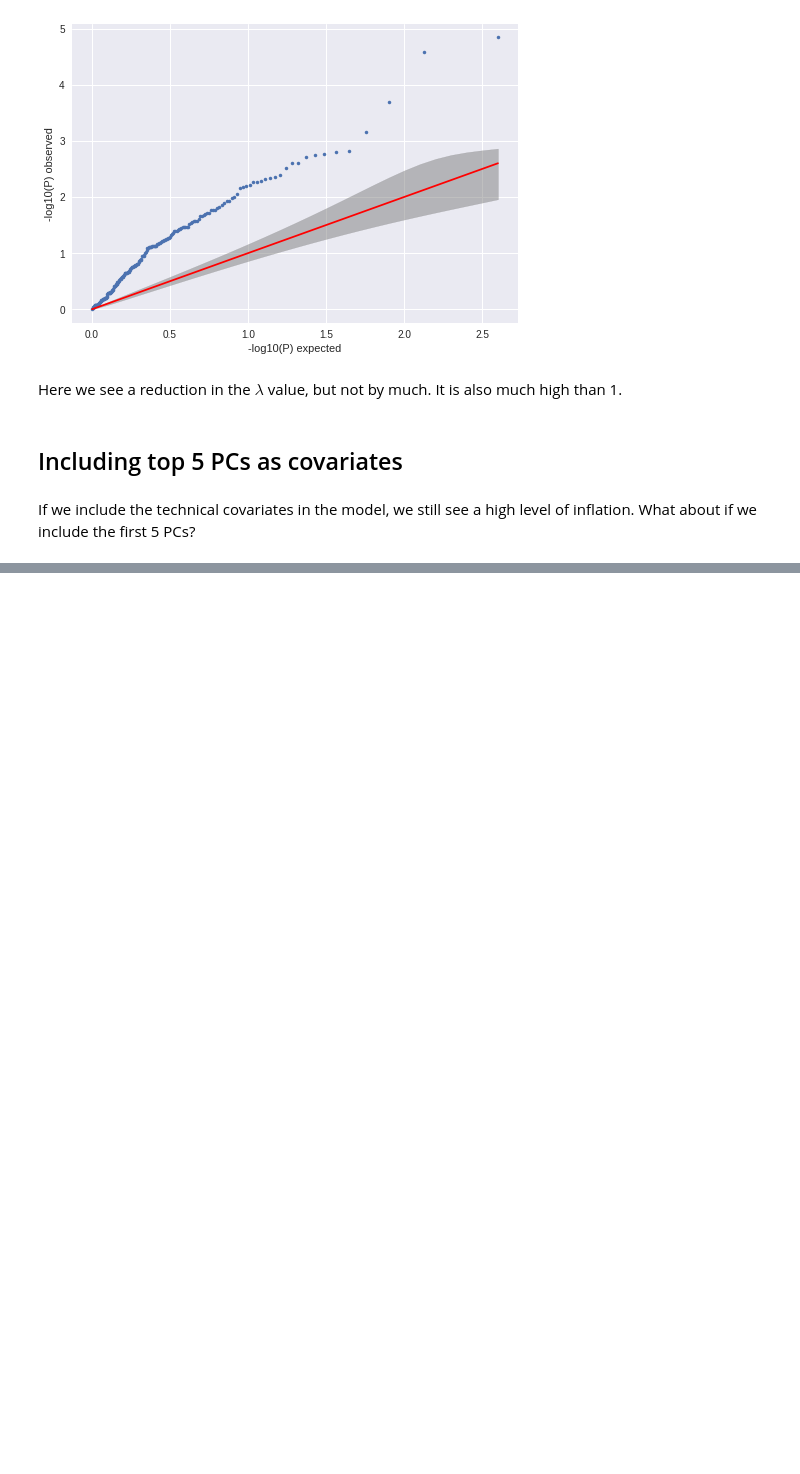
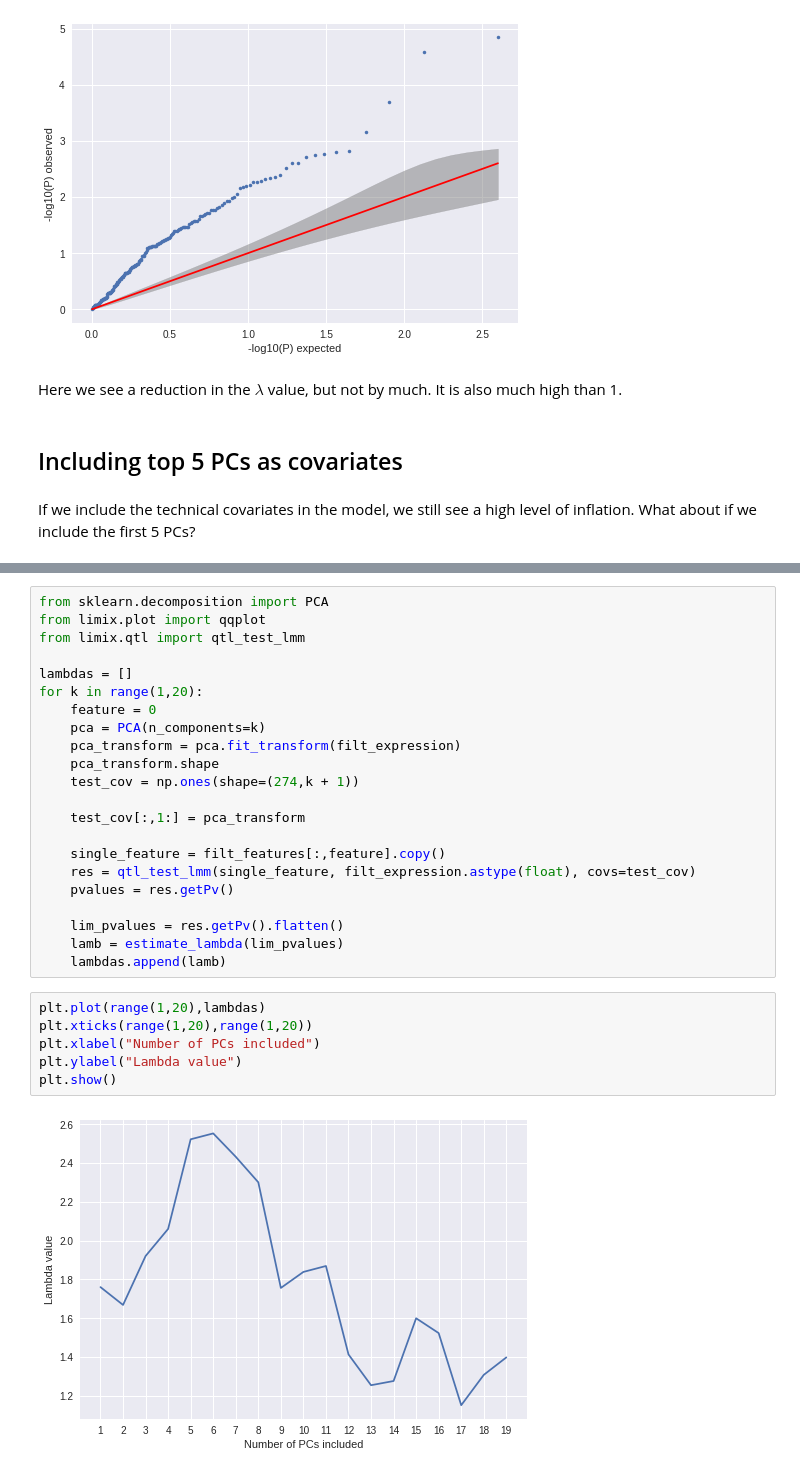
Before and after one commit to willgdjones/GTEx, a Jupyter notebook: notebooks/daily/23-05-17-include-confounders-in-association-analysis.ipynb, the cells around one changed output, grey strips where cells are left out. Cells and saved outputs as stored; diff of their text form; blank space fills up the shorter version.

```diff
--- a/notebooks/daily/23-05-17-include-confounders-in-association-analysis.ipynb
+++ b/notebooks/daily/23-05-17-include-confounders-in-association-analysis.ipynb
@@ -220,0 +255,30 @@ This doesn't seem to work at all.
+# %%
+from sklearn.decomposition import PCA
+from limix.plot import qqplot
+from limix.qtl import qtl_test_lmm
+
+lambdas = []
+for k in range(1,20):
+    feature = 0
+    pca = PCA(n_components=k)
+    pca_transform = pca.fit_transform(filt_expression)
+    pca_transform.shape
+    test_cov = np.ones(shape=(274,k + 1))
+
+    test_cov[:,1:] = pca_transform
+
+    single_feature = filt_features[:,feature].copy()
+    res = qtl_test_lmm(single_feature, filt_expression.astype(float), covs=test_cov)
+    pvalues = res.getPv()
+
+    lim_pvalues = res.getPv().flatten()
+    lamb = estimate_lambda(lim_pvalues)
+    lambdas.append(lamb)
+# %%
+plt.plot(range(1,20),lambdas)
+plt.xticks(range(1,20),range(1,20))
+plt.xlabel("Number of PCs included")
+plt.ylabel("Lambda value")
+plt.show()
+# %% [output]
+[figure, added]
```
Also changed, not shown: parts of 16 cells of this notebook.
